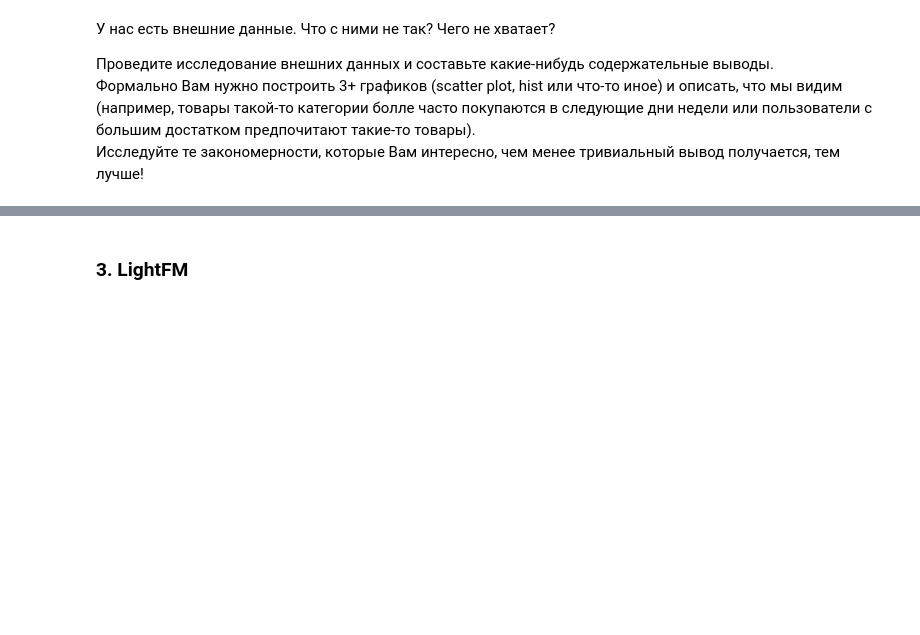
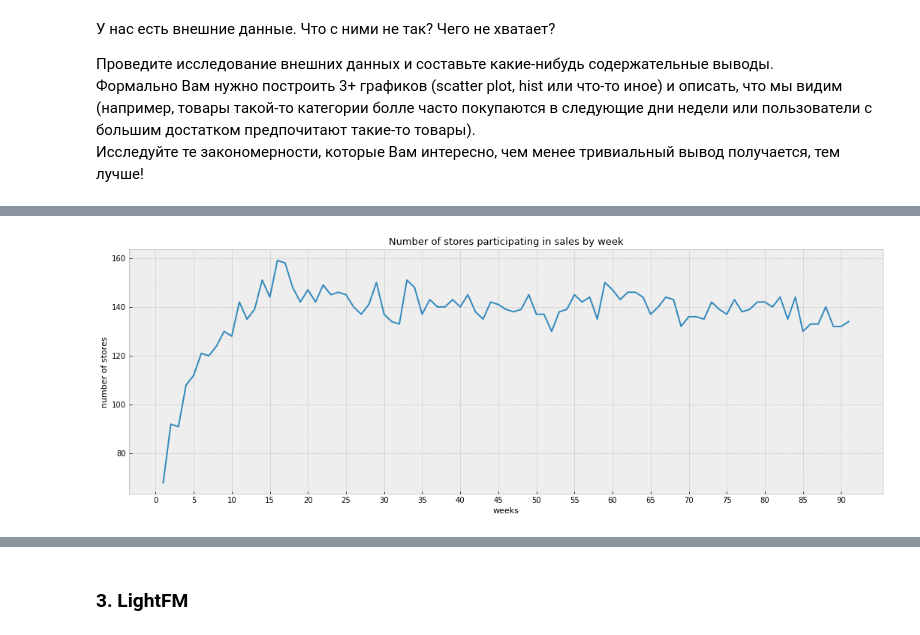
Before and after one commit to a1exkuchin/recommendation_systems, a Jupyter notebook: lesson-5.ipynb, the cells around one changed output, grey strips where cells are left out. Drawn from its saved outputs; the diff is of its cells as text; code cells hidden in the pictures; blank space fills up the shorter version.

```diff
--- a/lesson-5.ipynb
+++ b/lesson-5.ipynb
@@ -65,0 +147,14 @@ data = pd.read_csv('transaction_data.csv')
+# %%
+#количество работающих магазинов по неделям
+n_stores_for_week = data_user_feat.groupby('week_no')['store_id'].nunique()
+
+plt.figure(figsize=(18, 6))
+with plt.style.context('bmh'):
+    plt.plot(n_stores_for_week)
+    plt.title('Number of stores participating in sales by week', fontsize=13)
+    plt.xticks(range(0,95,5))
+    plt.xlabel('weeks', fontsize=11)
+    plt.ylabel('number of stores', fontsize=11)
+plt.show()
+# %% [output]
+[figure, added]
```
Also changed, not shown: parts of 20 cells of this notebook.
